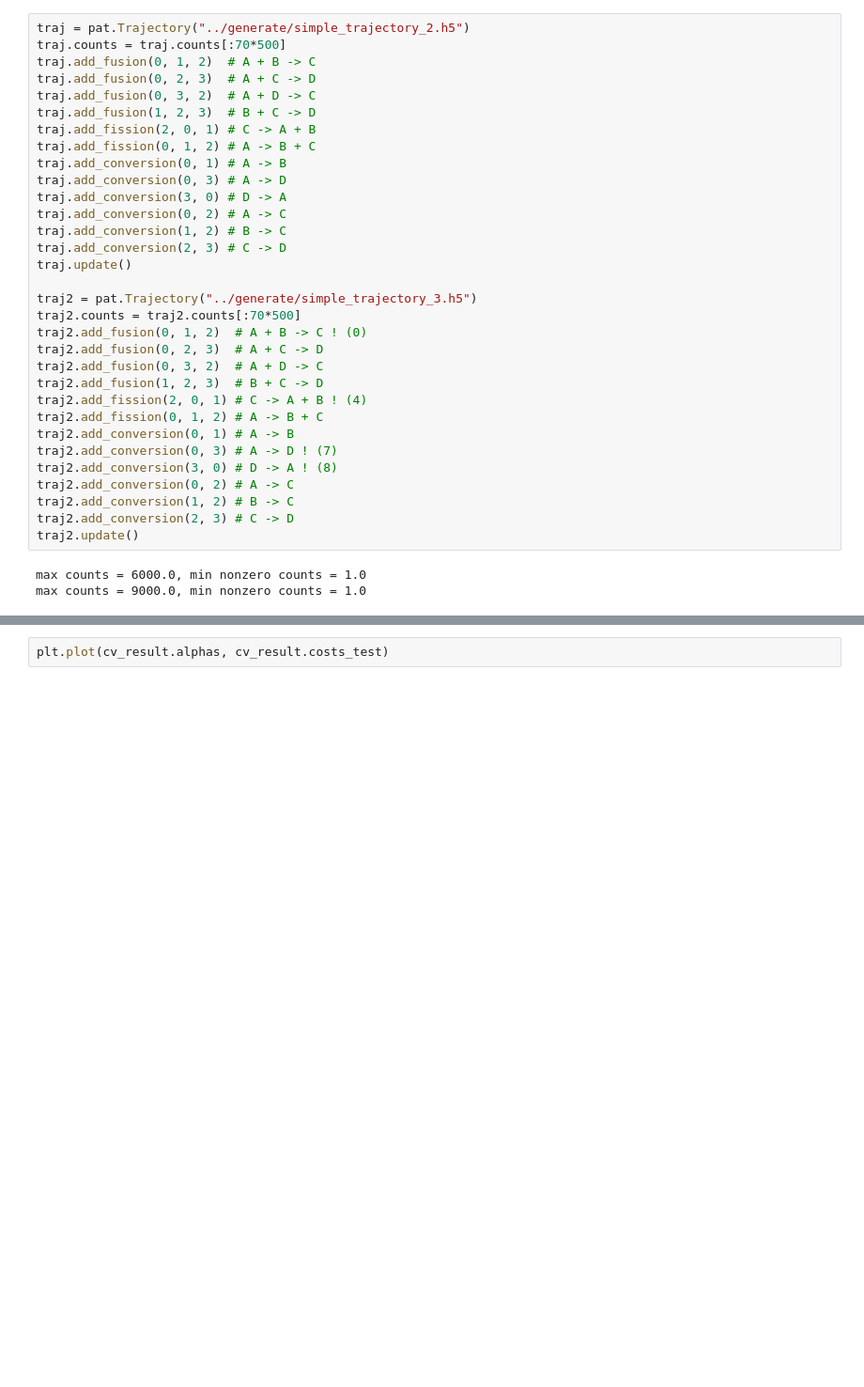
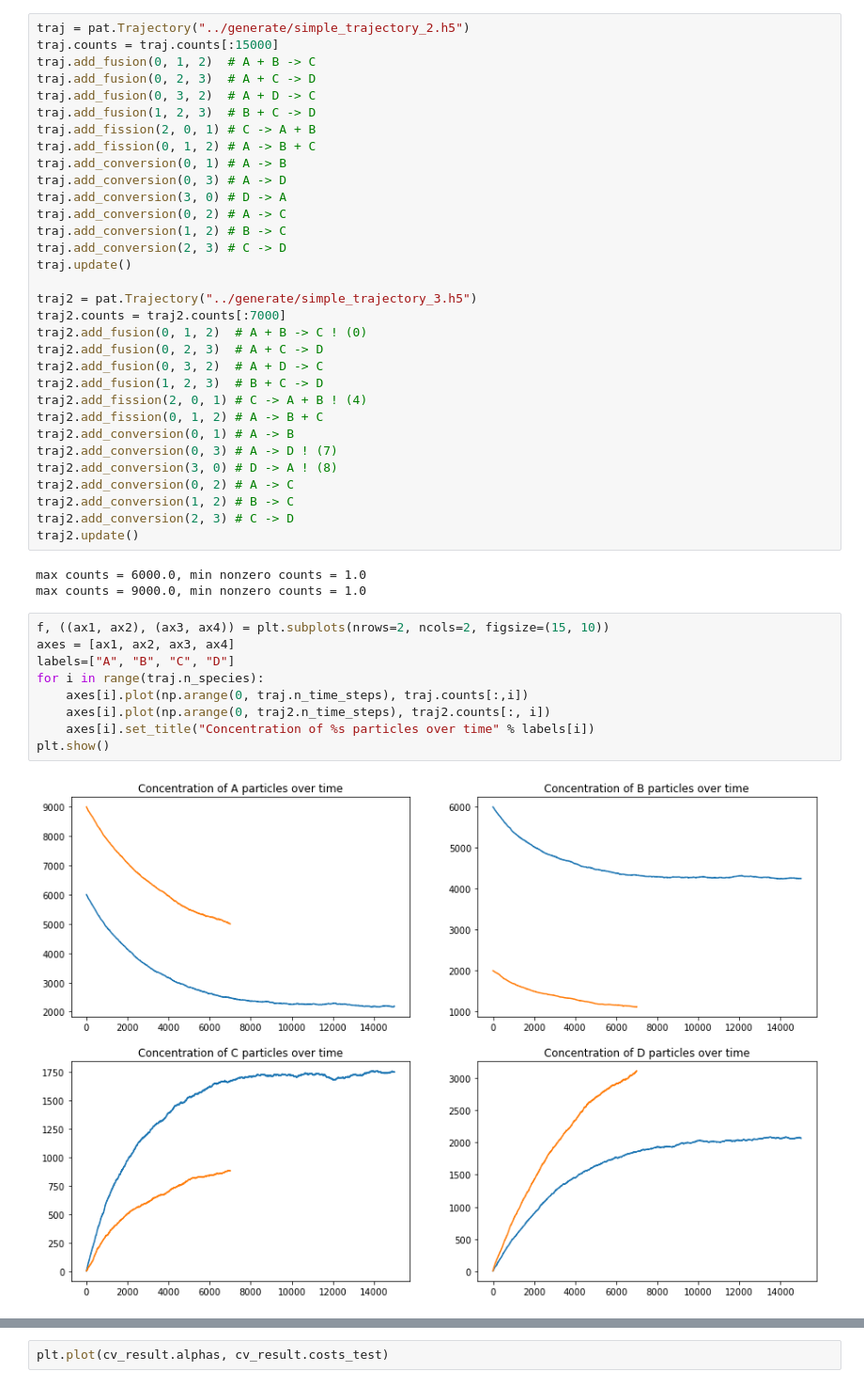
Before and after one commit to readdy/readdy_learn, a Jupyter notebook: analyze/test.ipynb, the cells around one changed output, grey strips where cells are left out. Shown at 94% size. Drawn from its saved outputs; the diff is of its cells as text; blank space fills up the shorter version.

```diff
--- a/analyze/test.ipynb
+++ b/analyze/test.ipynb
@@ -9,6 +18,6 @@ from pprint import pprint
 # %%
 traj = pat.Trajectory("../generate/simple_trajectory_2.h5")
-traj.counts = traj.counts[:70*500]
+traj.counts = traj.counts[:15000]
 traj.add_fusion(0, 1, 2)  # A + B -> C
 traj.add_fusion(0, 2, 3)  # A + C -> D
 traj.add_fusion(0, 3, 2)  # A + D -> C
@@ -24,7 +33,7 @@ traj.add_conversion(2, 3) # C -> D
 traj.update()
 
 traj2 = pat.Trajectory("../generate/simple_trajectory_3.h5")
-traj2.counts = traj2.counts[:70*500]
+traj2.counts = traj2.counts[:7000]
 traj2.add_fusion(0, 1, 2)  # A + B -> C ! (0)
 traj2.add_fusion(0, 2, 3)  # A + C -> D
 traj2.add_fusion(0, 3, 2)  # A + D -> C
@@ -41,5 +50,16 @@ traj2.update()
 # %% [output]
 max counts = 6000.0, min nonzero counts = 1.0
 max counts = 9000.0, min nonzero counts = 1.0
+# %%
+f, ((ax1, ax2), (ax3, ax4)) = plt.subplots(nrows=2, ncols=2, figsize=(15, 10))
+axes = [ax1, ax2, ax3, ax4]
+labels=["A", "B", "C", "D"]
+for i in range(traj.n_species):
+    axes[i].plot(np.arange(0, traj.n_time_steps), traj.counts[:,i])
+    axes[i].plot(np.arange(0, traj2.n_time_steps), traj2.counts[:, i])
+    axes[i].set_title("Concentration of %s particles over time" % labels[i])
+plt.show()
+# %% [output]
+[figure, added]
 # %%
 cv = pat.CV(traj, traj2)
```
Also changed, not shown: parts of 15 cells of this notebook.
